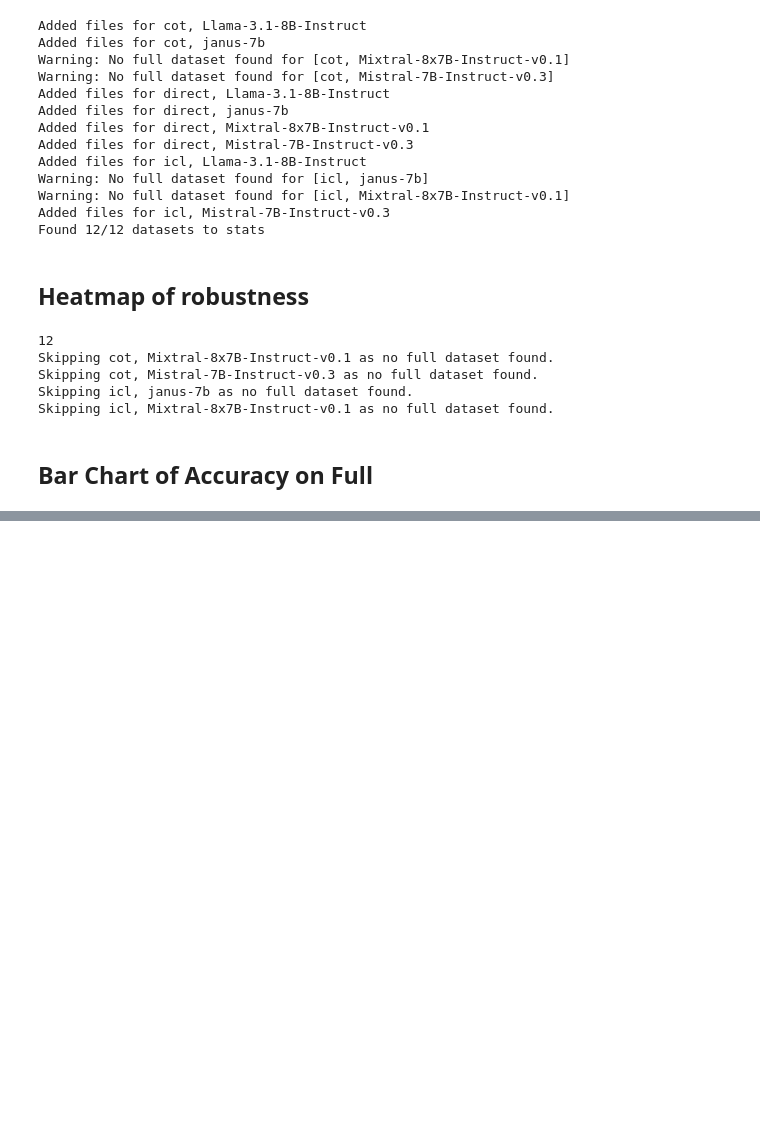
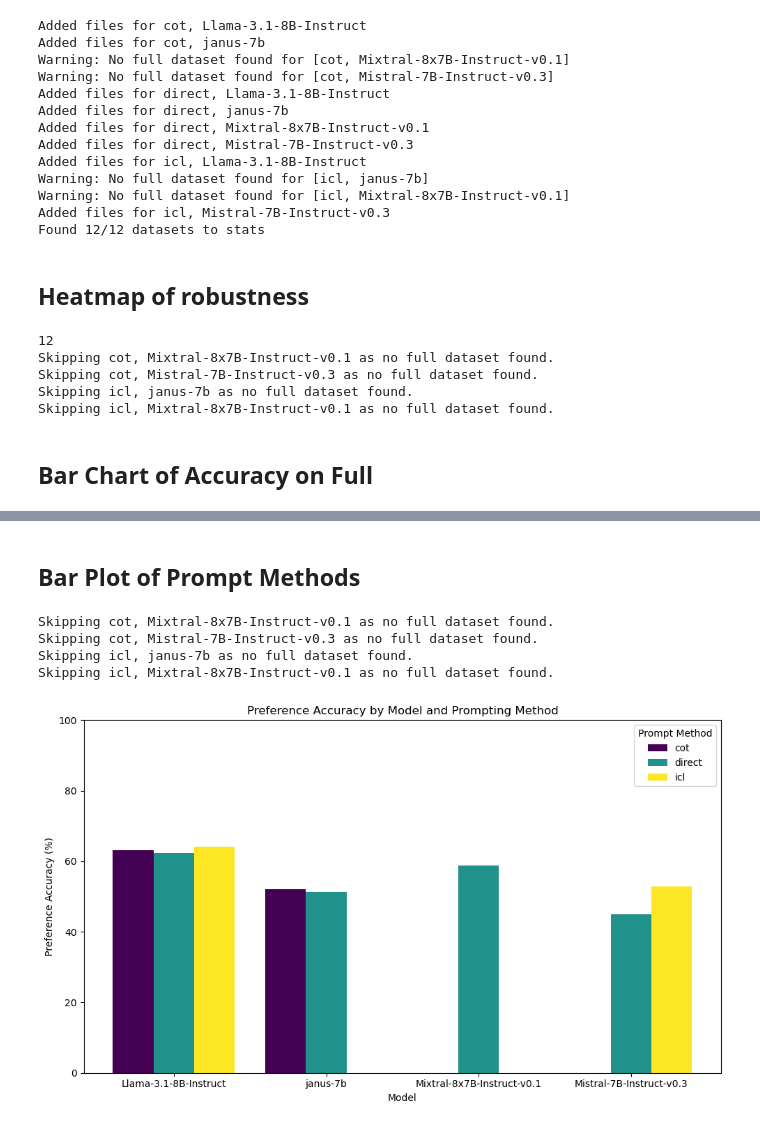
Before and after one commit to chimaobi-okite/pref_aligner, a Jupyter notebook: aggregate.ipynb, the cells around one changed output, grey strips where cells are left out. Cells and saved outputs as stored; diff of their text form; code cells hidden in the pictures; blank space fills up the shorter version.

```diff
--- a/aggregate.ipynb
+++ b/aggregate.ipynb
@@ -402,0 +531,79 @@ for method, model, full_dataset_path in valid_combinations:
+# %% [markdown]
+## Bar Plot of Prompt Methods
+# %%
+# Initialize a nested dictionary to store the preference accuracy values.
+# We use a list for each (model, prompt method) so that if there are multiple entries,
+# we can average the results.
+results = {model: {method: [] for method in PROMPT_METHODS} for model in MODELS}
+
+# Process each valid combination.
+for method, model, full_dataset_path in valid_combinations:
+    if full_dataset_path is None:
+        print(f"Skipping {method}, {model} as no full dataset found.")
+        value = 0.0
+    else:
+        full_df = pd.read_csv(full_dataset_path)
+        # Compute the preference correctness (mean of 'pref_correct' * 100).
+        value = full_df['pref_correct'].mean() * 100
+    results[model][method].append(value)
+
+# In case there are multiple entries per (model, method) combination,
+# average them. If there are no entries, we keep 0.0.
+for model in results:
+    for method in results[model]:
+        if results[model][method]:
+            results[model][method] = np.mean(results[model][method])
+        else:
+            results[model][method] = 0.0
+
+# Prepare the data for plotting.
+# The x-axis groups are by model.
+indices = np.arange(len(MODELS))
+
+# For each prompt method, collect a list of accuracy values in the same order as MODELS.
+bar_data = {}
+for method in PROMPT_METHODS:
+    bar_data[method] = [results[model][method] for model in MODELS]
+
+# Set up parameters for the grouped bar chart.
+num_methods = len(PROMPT_METHODS)
+total_width = 0.8  # Total width of all bars in a group.
+bar_width = total_width / num_methods
+
+# Create the bar plot.
+fig, ax = plt.subplots(figsize=(10, 6))
+
+# Define a colormap and extract a color for each prompt method.
+cmap = plt.get_cmap('viridis', num_methods)
+colors = [cmap(i) for i in range(num_methods)]
+
+# Plot each prompt method’s bars, offsetting their positions within each group.
+for i, method in enumerate(PROMPT_METHODS):
+    offset = (i - (num_methods - 1) / 2) * bar_width  # Center the bars in each group.
+    ax.bar(indices + offset, bar_data[method], width=bar_width, label=method, color=colors[i])
+
+# Label the x-axis with model names.
+ax.set_xticks(indices)
+ax.set_xticklabels(MODELS)
+ax.set_xlabel("Model")
+ax.set_ylabel("Preference Accuracy (%)")
+ax.set_ylim(0, 100)  # Fix y-axis range
+ax.set_title("Preference Accuracy by Model and Prompting Method")
+ax.legend(title="Prompt Method")
+
+plt.tight_layout()
+
+# Save the plot.
+figpath = os.path.join(stats_folder, f"{criterion}_{dataset_short}_preference_accuracy.png")
+os.makedirs(os.path.dirname(figpath), exist_ok=True)
+plt.savefig(figpath, dpi=300)
+
+# Display the plot.
+plt.show()
+plt.close()
+# %% [output]
+Skipping cot, Mixtral-8x7B-Instruct-v0.1 as no full dataset found.
+Skipping cot, Mistral-7B-Instruct-v0.3 as no full dataset found.
+Skipping icl, janus-7b as no full dataset found.
+Skipping icl, Mixtral-8x7B-Instruct-v0.1 as no full dataset found.
+[figure, added]
```
Also changed, not shown: parts of 4 cells of this notebook, 11 other files.
